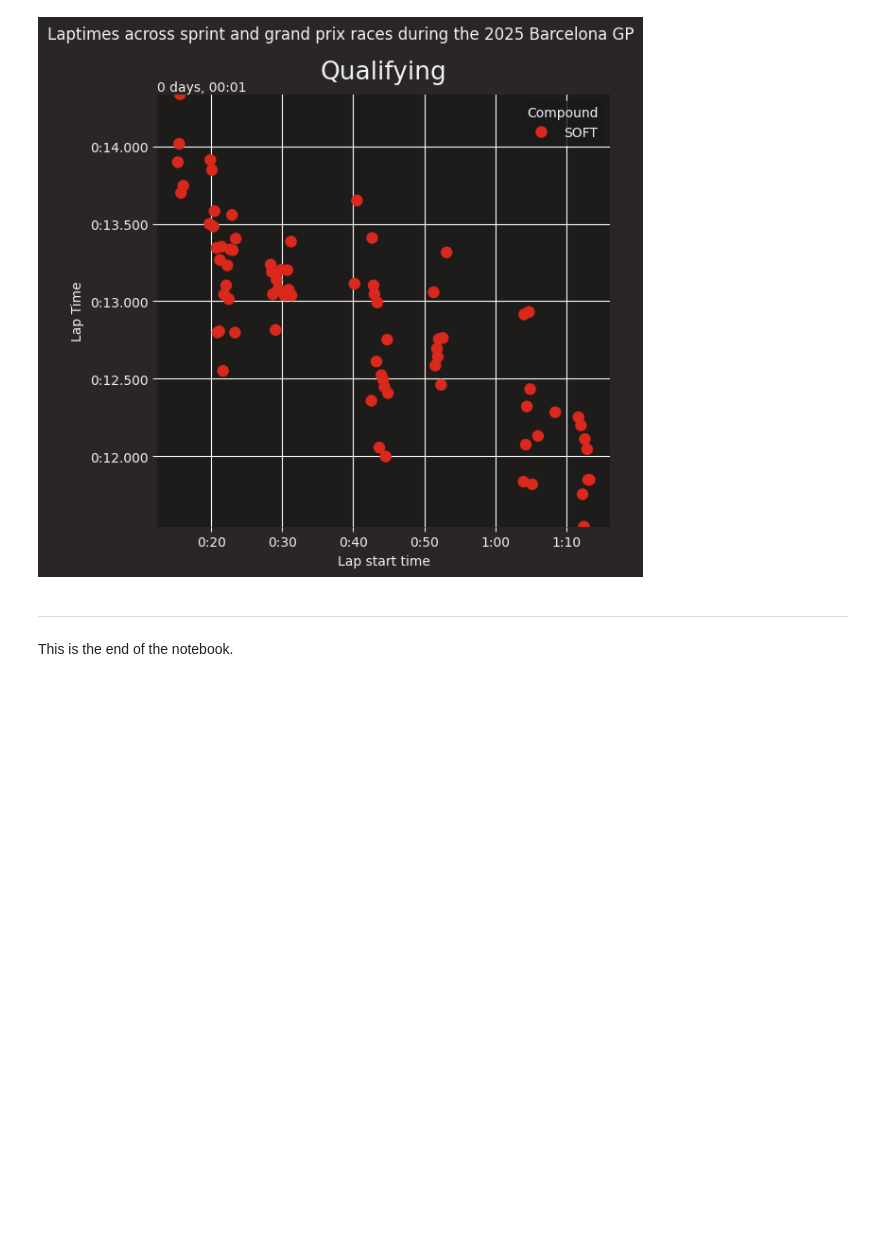
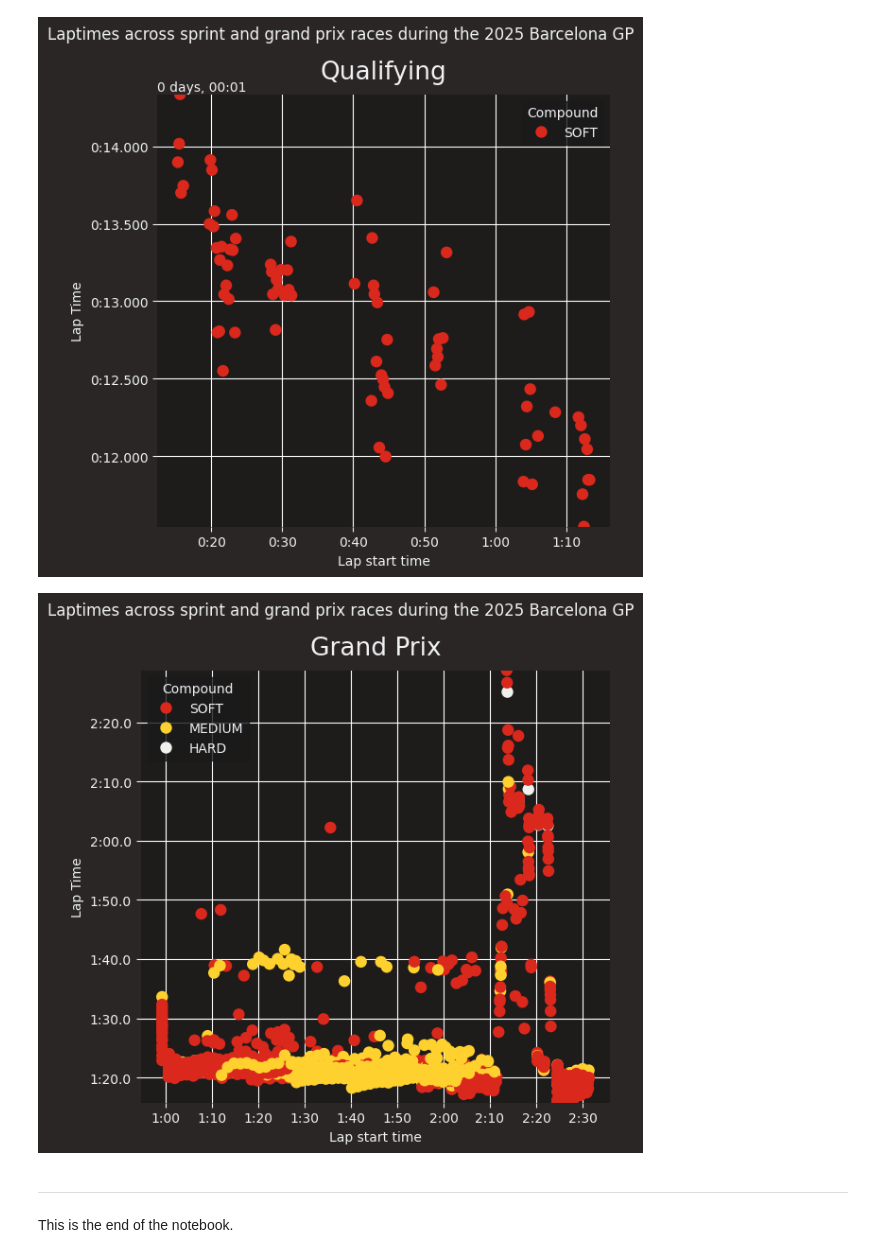
Before and after one commit to matt-bernhardt/f1-notebooks, a Jupyter notebook: notebooks/barcelona25/laptimes-scatterplot.ipynb, the cells around one changed output. Drawn from its saved outputs; the diff is of its cells as text; code cells hidden in the pictures; blank space fills up the shorter version.

```diff
--- a/notebooks/barcelona25/laptimes-scatterplot.ipynb
+++ b/notebooks/barcelona25/laptimes-scatterplot.ipynb
@@ -40,7 +40,7 @@ q.load()
 q_laps = q.laps.pick_quicklaps().reset_index()
 
 # Get race data
-# r = fastf1.get_session(season, race, 'R')
-# r.load()
-# r_laps = r.laps.reset_index()
+r = fastf1.get_session(season, race, 'R')
+r.load()
+r_laps = r.laps.reset_index()
 # %% [output]
@@ -181,36 +199,38 @@ plt.show()
 # %% [output]
 [figure]
 # %%
-# fig, (ax1) = plt.subplots(1, 1, figsize=(6, 6))
+fig, (ax1) = plt.subplots(1, 1, figsize=(6, 6))
 
-# sns.scatterplot(data=r_laps,
-#                 x="LapStartTime",
-#                 y="LapTime",
-#                 ax=ax1,
-#                 hue="Compound",
-#                 palette=fastf1.plotting.get_compound_mapping(session=r),
-#                 s=80,
-#                 linewidth=0,
-#                 legend='auto'
-# )
+sns.scatterplot(data=r_laps,
+                x="LapStartTime",
+                y="LapTime",
+                ax=ax1,
+                hue="Compound",
+                palette=fastf1.plotting.get_compound_mapping(session=r),
+                s=80,
+                linewidth=0,
+                legend='auto'
+)
 
-# common_ylim = (r_laps['LapTime'].max(), r_laps['LapTime'].min())
-# ax1.set_ylim(common_ylim)
+common_ylim = (r_laps['LapTime'].max(), r_laps['LapTime'].min())
+ax1.set_ylim(common_ylim)
 
-# ax1.set_title("Grand Prix")
-# ax1.set_xlabel("Lap start time")
-# ax1.set_ylabel("Lap Time")
+ax1.set_title("Grand Prix")
+ax1.set_xlabel("Lap start time")
+ax1.set_ylabel("Lap Time")
 
-# ax1.invert_yaxis()
+ax1.invert_yaxis()
 
-# # # Turn on major grid lines
-# ax1.grid(color='w', which='major', axis='both')
+# # Turn on major grid lines
+ax1.grid(color='w', which='major', axis='both')
 
-# sns.despine(left=True, bottom=True)
+sns.despine(left=True, bottom=True)
 
-# plt.suptitle(f"Laptimes across sprint and grand prix races during the 2025 {race} GP")
-# plt.tight_layout()
-# plt.show()
+plt.suptitle(f"Laptimes across sprint and grand prix races during the 2025 {race} GP")
+plt.tight_layout()
+plt.show()
+# %% [output]
+[figure, added]
 # %% [markdown]
 ---
 
```
Also changed, not shown: parts of 5 cells of this notebook.
